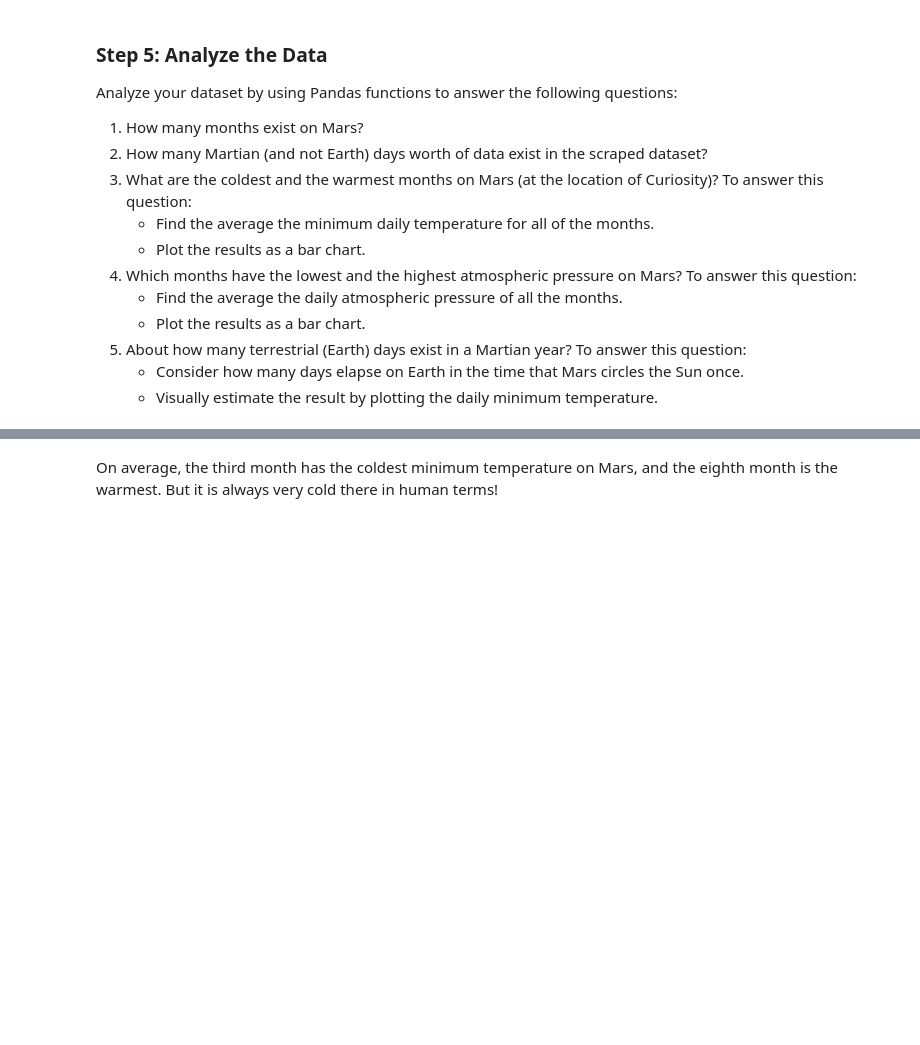
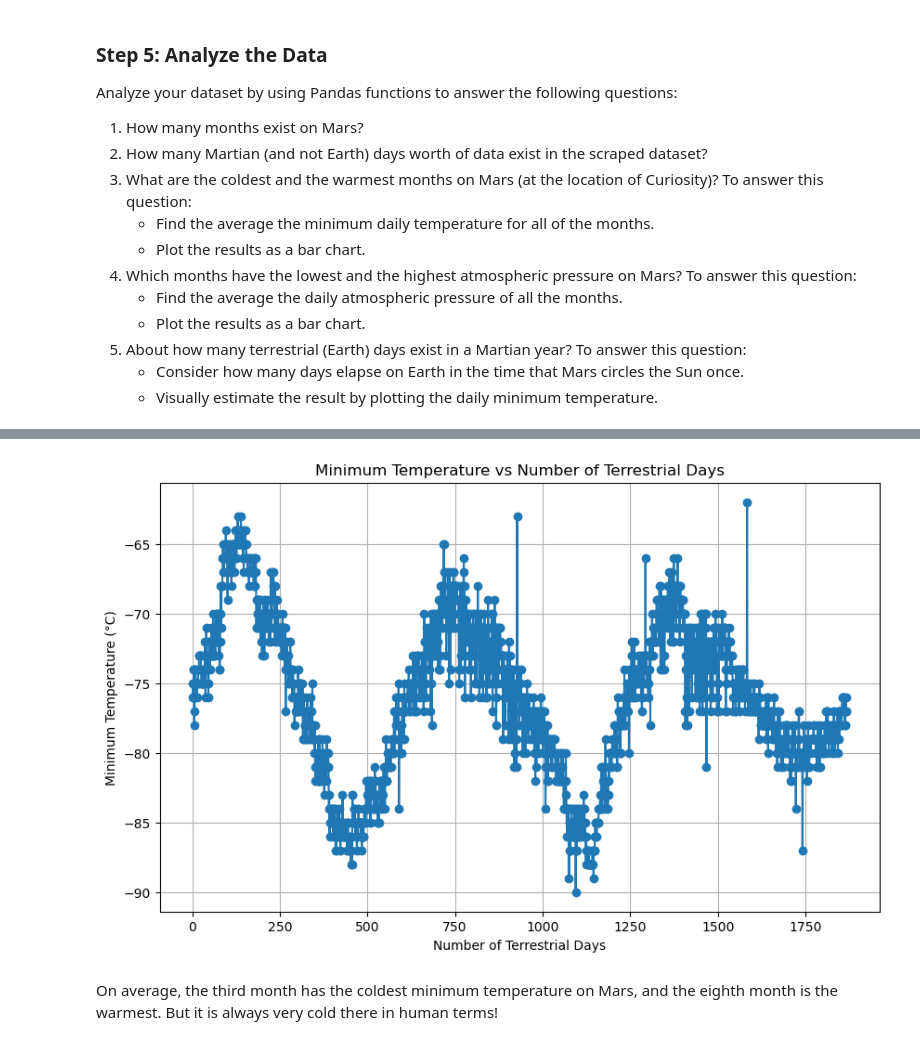
Before and after one commit to Ali-7866/Module-11-Homework, a Jupyter notebook: Starter_Code/part_2_mars_weather.ipynb, the cells around one changed output, grey strips where cells are left out. Drawn from its saved outputs; the diff is of its cells as text; code cells hidden in the pictures; blank space fills up the shorter version.

```diff
--- a/Starter_Code/part_2_mars_weather.ipynb
+++ b/Starter_Code/part_2_mars_weather.ipynb
@@ -20,6 +20,7 @@ Use automated browsing to visit the [Mars Temperature Data Site](https://static.
 # https://static.bc-edx.com/data/web/mars_facts/temperature.html
 url = "https://static.bc-edx.com/data/web/mars_facts/temperature.html"
 browser.visit(url)
+html = browser.html
 # %% [markdown]
 ### Step 2: Scrape the Table
 
@@ -312,3 +244,17 @@ print("There are approximately", martian_year_in_earth_days, "terrestrial days i
+# %%
+terrestrial_days = df['terrestrial_date'].dt.date.unique()
+num_terrestrial_days = len(terrestrial_days)
+
+# Plot the number of terrestrial days vs minimum temperature
+plt.figure(figsize=(10, 6))
+plt.plot(range(1, num_terrestrial_days + 1), df.groupby('terrestrial_date').min_temp.min(), marker='o')
+plt.xlabel('Number of Terrestrial Days')
+plt.ylabel('Minimum Temperature (°C)')
+plt.title('Minimum Temperature vs Number of Terrestrial Days')
+plt.grid(True)
+plt.show()
+# %% [output]
+[figure, added]
 # %% [markdown]
 On average, the third month has the coldest minimum temperature on Mars, and the eighth month is the warmest. But it is always very cold there in human terms!
 # %% [markdown]
```
Also changed, not shown: parts of 29 cells of this notebook.
